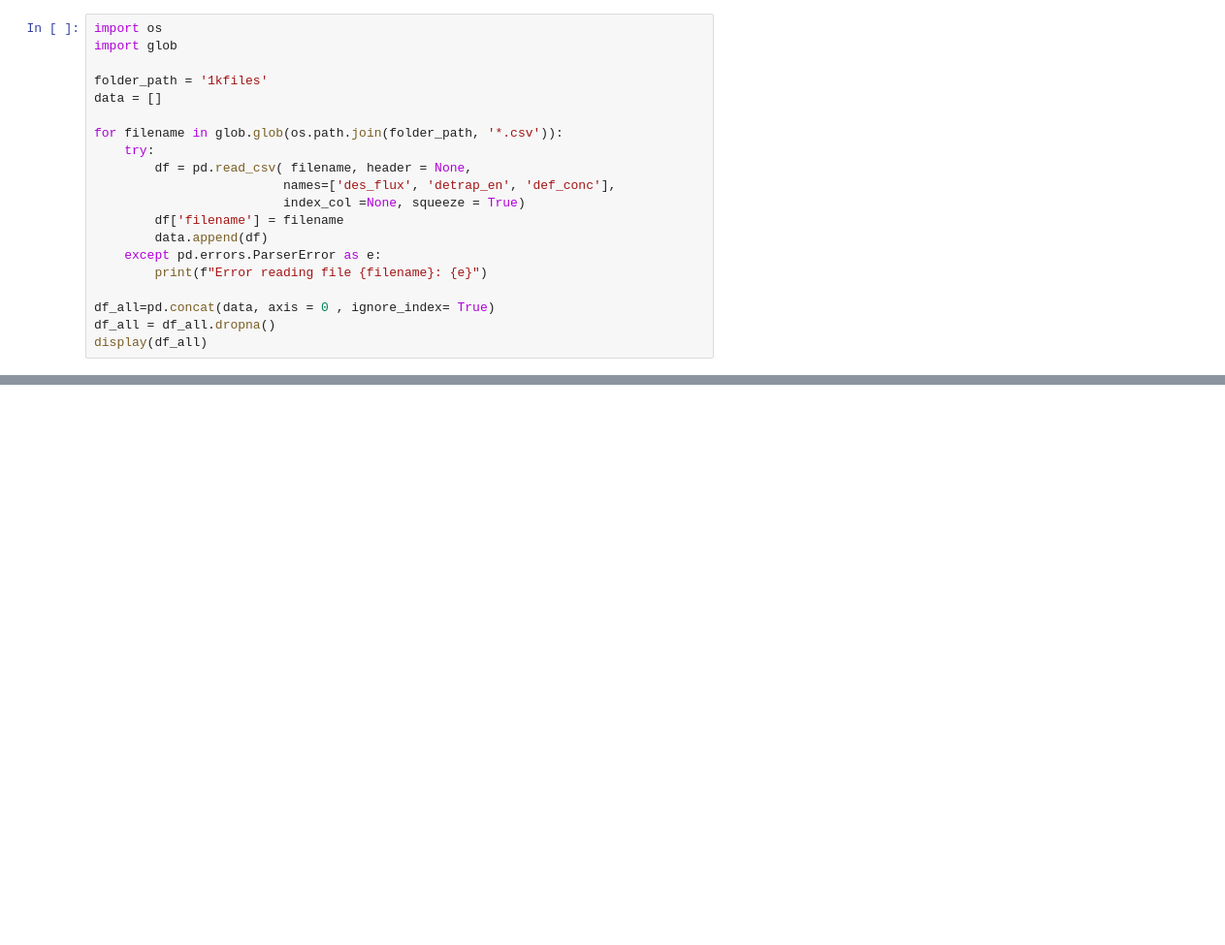
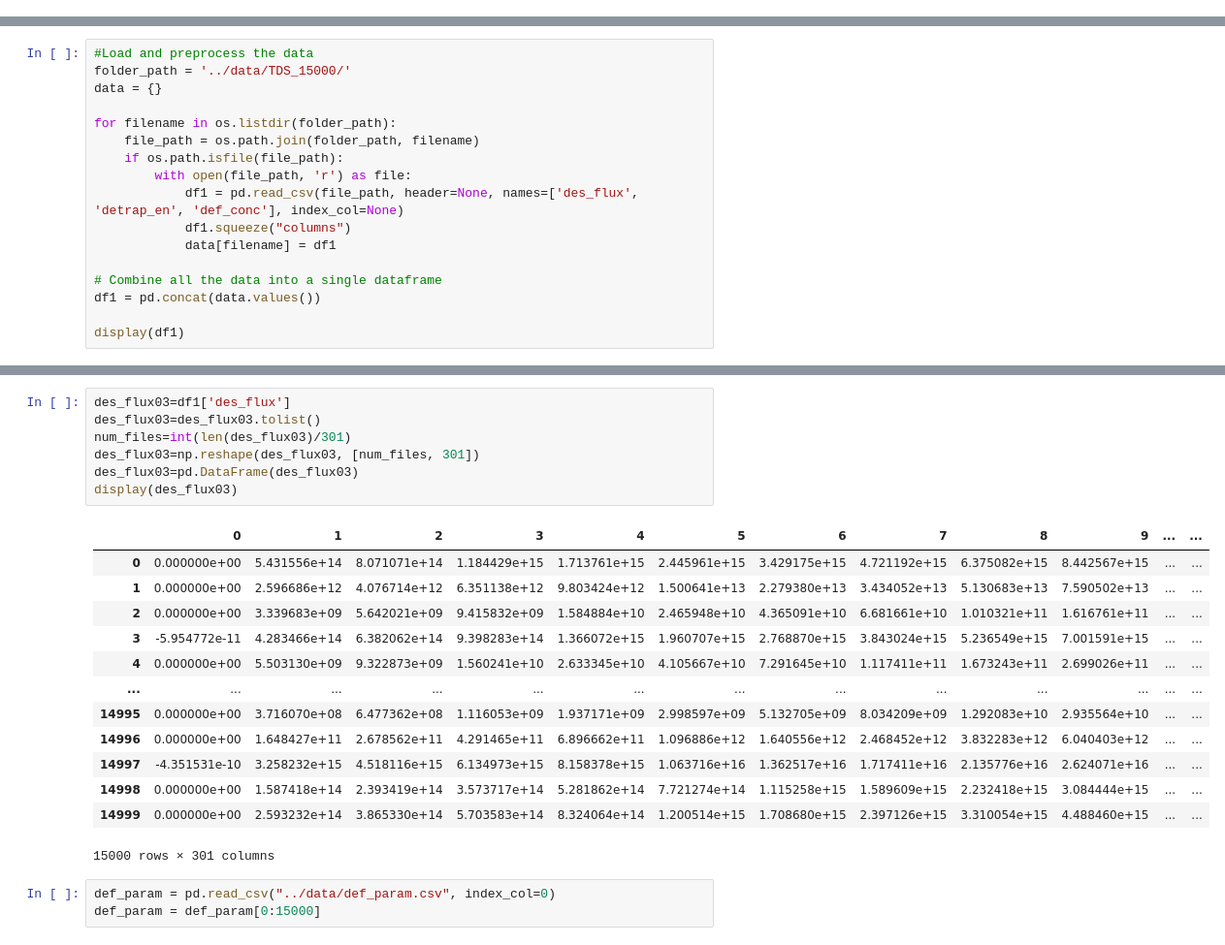
Before and after one commit to telmar3/NANO120B_QuickTDS, a Jupyter notebook: MLP/MLP_NN_V2.ipynb, the cells around one changed output, grey strips where cells are left out. Shown: that part at 97% size. Cells and saved outputs as stored; diff of their text form; blank space fills up the shorter version.

```diff
--- a/MLP/MLP_NN_V2.ipynb
+++ b/MLP/MLP_NN_V2.ipynb
@@ -1,20 +0,0 @@
-# %%
-import os
-import glob
-
-folder_path = '1kfiles'
-data = []
-
-for filename in glob.glob(os.path.join(folder_path, '*.csv')):
-    try:
-        df = pd.read_csv( filename, header = None,
-                         names=['des_flux', 'detrap_en', 'def_conc'],
-                         index_col =None, squeeze = True)
-        df['filename'] = filename
-        data.append(df)
-    except pd.errors.ParserError as e:
-        print(f"Error reading file {filename}: {e}")
-
-df_all=pd.concat(data, axis = 0 , ignore_index= True)
-df_all = df_all.dropna()
-display(df_all)
@@ -51,0 +11,17 @@ display(df_all)
+# %%
+#Load and preprocess the data
+folder_path = '../data/TDS_15000/'
+data = {}
+
+for filename in os.listdir(folder_path):
+    file_path = os.path.join(folder_path, filename)
+    if os.path.isfile(file_path):
+        with open(file_path, 'r') as file:
+            df1 = pd.read_csv(file_path, header=None, names=['des_flux', 'detrap_en', 'def_conc'], index_col=None)
+            df1.squeeze("columns")
+            data[filename] = df1
+
+# Combine all the data into a single dataframe
+df1 = pd.concat(data.values())
+
+display(df1)
@@ -52,3 +42,27 @@ display(df_all)
+# %%
+des_flux03=df1['des_flux']
+des_flux03=des_flux03.tolist()
+num_files=int(len(des_flux03)/301)
+des_flux03=np.reshape(des_flux03, [num_files, 301])
+des_flux03=pd.DataFrame(des_flux03)
+display(des_flux03)
+# %% [output]
+|  | 0 | 1 | 2 | 3 | 4 | 5 | 6 | 7 | 8 | 9 | ... | ... |
+| 0 | 0.000000e+00 | 5.431556e+14 | 8.071071e+14 | 1.184429e+15 | 1.713761e+15 | 2.445961e+15 | 3.429175e+15 | 4.721192e+15 | 6.375082e+15 | 8.442567e+15 | ... | ... |
+| 1 | 0.000000e+00 | 2.596686e+12 | 4.076714e+12 | 6.351138e+12 | 9.803424e+12 | 1.500641e+13 | 2.279380e+13 | 3.434052e+13 | 5.130683e+13 | 7.590502e+13 | ... | ... |
+| 2 | 0.000000e+00 | 3.339683e+09 | 5.642021e+09 | 9.415832e+09 | 1.584884e+10 | 2.465948e+10 | 4.365091e+10 | 6.681661e+10 | 1.010321e+11 | 1.616761e+11 | ... | ... |
+| 3 | -5.954772e-11 | 4.283466e+14 | 6.382062e+14 | 9.398283e+14 | 1.366072e+15 | 1.960707e+15 | 2.768870e+15 | 3.843024e+15 | 5.236549e+15 | 7.001591e+15 | ... | ... |
+| 4 | 0.000000e+00 | 5.503130e+09 | 9.322873e+09 | 1.560241e+10 | 2.633345e+10 | 4.105667e+10 | 7.291645e+10 | 1.117411e+11 | 1.673243e+11 | 2.699026e+11 | ... | ... |
+| ... | ... | ... | ... | ... | ... | ... | ... | ... | ... | ... | ... | ... |
+| 14995 | 0.000000e+00 | 3.716070e+08 | 6.477362e+08 | 1.116053e+09 | 1.937171e+09 | 2.998597e+09 | 5.132705e+09 | 8.034209e+09 | 1.292083e+10 | 2.935564e+10 | ... | ... |
+| 14996 | 0.000000e+00 | 1.648427e+11 | 2.678562e+11 | 4.291465e+11 | 6.896662e+11 | 1.096886e+12 | 1.640556e+12 | 2.468452e+12 | 3.832283e+12 | 6.040403e+12 | ... | ... |
+| 14997 | -4.351531e-10 | 3.258232e+15 | 4.518116e+15 | 6.134973e+15 | 8.158378e+15 | 1.063716e+16 | 1.362517e+16 | 1.717411e+16 | 2.135776e+16 | 2.624071e+16 | ... | ... |
+| 14998 | 0.000000e+00 | 1.587418e+14 | 2.393419e+14 | 3.573717e+14 | 5.281862e+14 | 7.721274e+14 | 1.115258e+15 | 1.589609e+15 | 2.232418e+15 | 3.084444e+15 | ... | ... |
+| 14999 | 0.000000e+00 | 2.593232e+14 | 3.865330e+14 | 5.703583e+14 | 8.324064e+14 | 1.200514e+15 | 1.708680e+15 | 2.397126e+15 | 3.310054e+15 | 4.488460e+15 | ... | ... |
+15000 rows × 301 columns
+# %%
+def_param = pd.read_csv("../data/def_param.csv", index_col=0)
+def_param = def_param[0:15000]
 # %%
 #training data
 from sklearn.pipeline import make_pipeline
```
Also changed, not shown: parts of 10 cells of this notebook.
